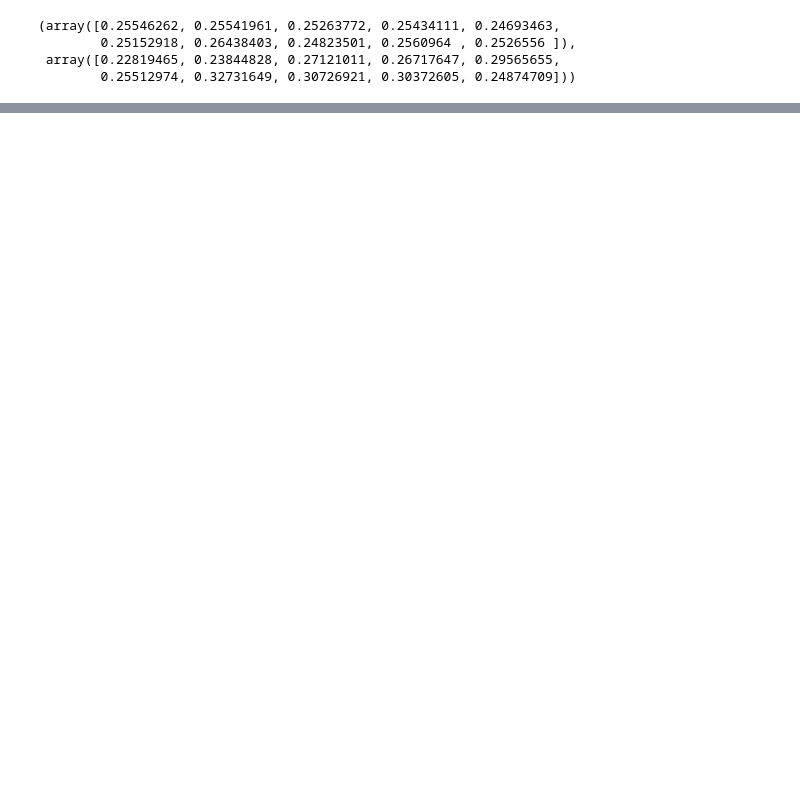
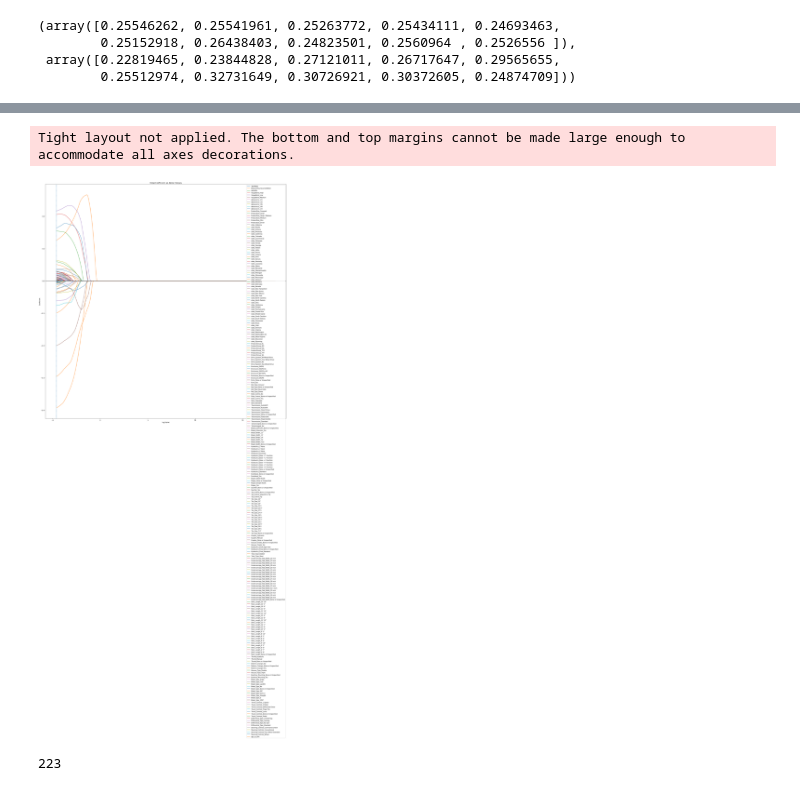
Before and after one commit to Noah-Prowell/Predicting_prices, a Jupyter notebook: predict_auction_price/notebooks/george_notebook.ipynb, the cells around one changed output, grey strips where cells are left out. Cells and saved outputs as stored; diff of their text form; code cells hidden in the pictures; blank space fills up the shorter version.

Commit message:
ridge graph

```diff
--- a/predict_auction_price/notebooks/george_notebook.ipynb
+++ b/predict_auction_price/notebooks/george_notebook.ipynb
@@ -403,0 +635,4 @@ plt.savefig('../presentation/ridge_lambda.png', dpi=150)
+# %%
+en_alphas = np.logspace(-5, 1, num=100)
+
+en_cv_errors_train, en_cv_errors_test = train_at_various_alphas(X_train, y_train, ElasticNet, en_alphas)
@@ -403,0 +658,20 @@ plt.savefig('../presentation/ridge_lambda.png', dpi=150)
+# %%
+avg_errors_train = en_cv_errors_train.mean()
+avg_errors_test = en_cv_errors_test.mean()
+en_optimal_alpha = get_optimal_alpha(avg_errors_test)
+# %%
+features = X.columns
+df_coefs = pd.DataFrame(np.empty(shape=(len(ridge_alphas), X.shape[1])), columns = features, index = en_alphas)
+# %%
+en_alphas = np.logspace(-5, 1, num=50)
+
+standardizer = XyScaler()
+X_train = np.array(X_train)
+y_train = np.array(y_train)
+standardizer.fit(X_train, y_train)
+X_cv_train_std, y_cv_train_std = standardizer.transform(X_train, y_train)
+
+for idx, alpha in enumerate(en_alphas):
+    model = ElasticNet(alpha = alpha, l1_ratio =.8)
+    model.fit(X_cv_train_std, y_cv_train_std)
+    df_coefs.iloc[idx] = model.coef_
@@ -403,0 +697,15 @@ plt.savefig('../presentation/ridge_lambda.png', dpi=150)
+# %%
+fig, ax = plt.subplots(figsize = (30,30))
+for col in df_coefs.columns:
+    ax.plot(np.log(df_coefs.index), df_coefs[col], label = str(col))
+ax.set_xlabel('log(alpha)')
+ax.set_ylabel('Coefficient')
+ax.axhline(0, color = 'k')
+ax.set_title('Ridge Coefficients as Alpha Changes')
+ax.axvline(np.log(en_optimal_alpha), linestyle = 'dashed')
+ax.legend();
+plt.tight_layout()
+#plt.savefig('../presentation/elastic_net_lambda.png', dpi=150)
+# %% [output]
+Tight layout not applied. The bottom and top margins cannot be made large enough to accommodate all axes decorations.
+[figure, added]
@@ -403,0 +722,4 @@ plt.savefig('../presentation/ridge_lambda.png', dpi=150)
+# %%
+len(bad_features_list)
+# %% [output]
+223
```
Also changed, not shown: parts of 19 cells of this notebook, 2 other files.
